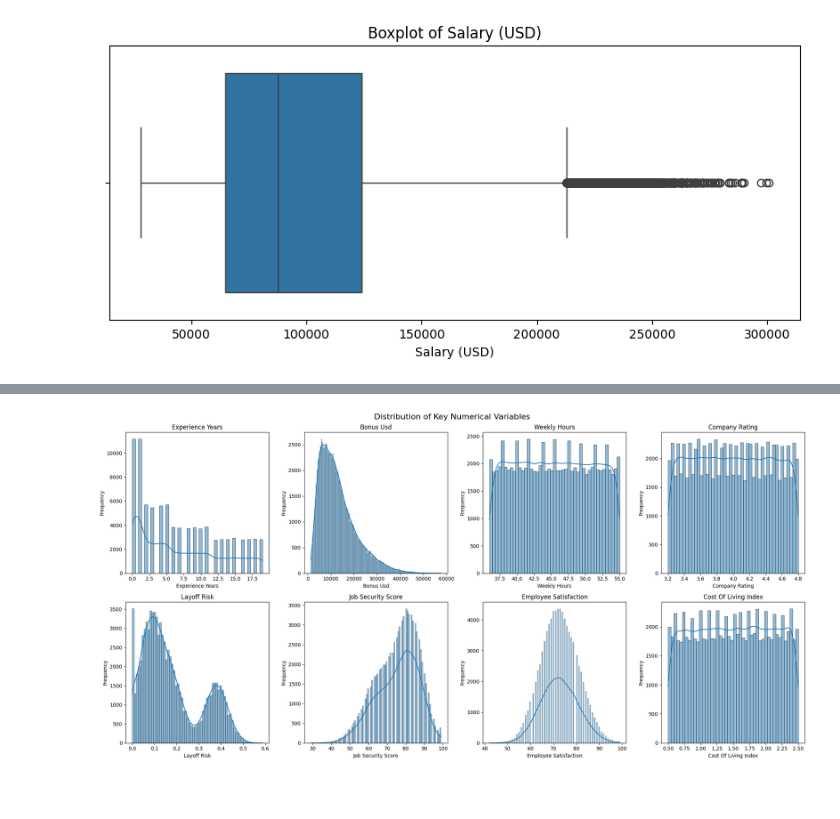
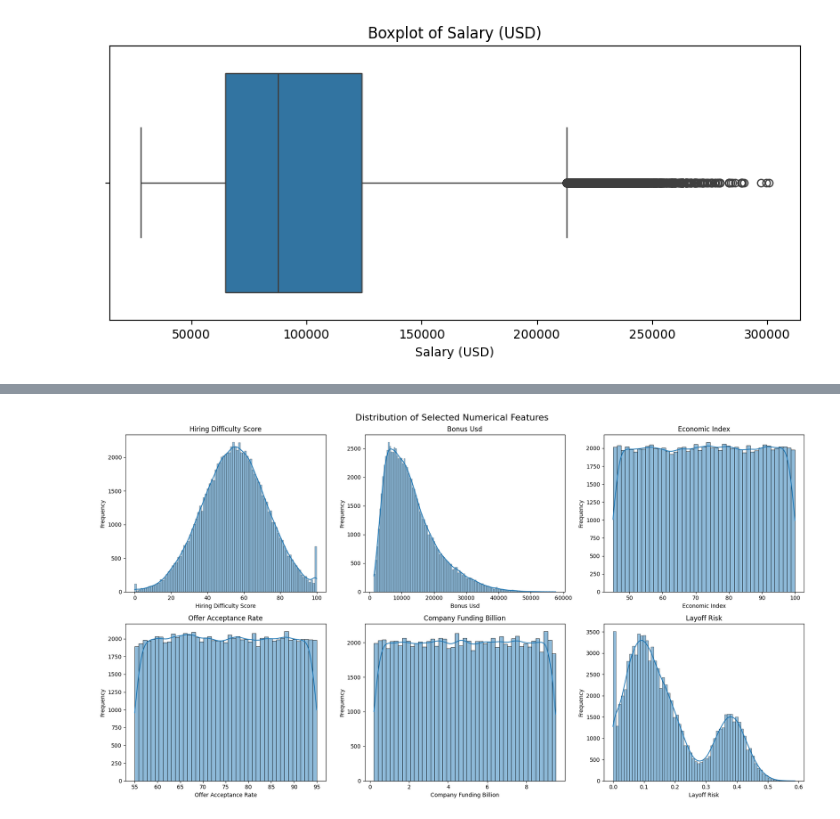
Before and after one commit to 1008tommy/mlops-assignment, a Jupyter notebook: darren/notebooks/eda.ipynb, the cells around one changed output, grey strips where cells are left out. Drawn from its saved outputs; the diff is of its cells as text; code cells hidden in the pictures; blank space fills up the shorter version.

```diff
--- a/darren/notebooks/eda.ipynb
+++ b/darren/notebooks/eda.ipynb
@@ -365,39 +369,30 @@ plt.show()
 # %%
 numerical_features = [
-    "experience_years",
-    "bonus_usd",
-    "weekly_hours",
-    "company_rating",
-    "layoff_risk",
-    "job_security_score",
-    "employee_satisfaction",
-    "cost_of_living_index"
+    "hiring_difficulty_score",   # 89,333 unique
+    "bonus_usd",                 # 27,544 unique
+    "economic_index",            # 5,501 unique
+    "offer_acceptance_rate",     # 4,001 unique
+    "company_funding_billion",   # 931 unique
+    "layoff_risk"                # 549 unique
 ]
 
-fig, axes = plt.subplots(2, 4, figsize=(20, 10))
+fig, axes = plt.subplots(2, 3, figsize=(18, 10))
 axes = axes.flatten()
 
 for i, column in enumerate(numerical_features):
     sns.histplot(
         df[column],
         kde=True,
         ax=axes[i]
     )
 
-    axes[i].set_title(
-        column.replace("_", " ").title()
-    )
-    axes[i].set_xlabel(
-        column.replace("_", " ").title()
-    )
+    axes[i].set_title(column.replace("_", " ").title())
+    axes[i].set_xlabel(column.replace("_", " ").title())
     axes[i].set_ylabel("Frequency")
 
-plt.suptitle(
-    "Distribution of Key Numerical Variables",
-    fontsize=16
-)
+plt.suptitle("Distribution of Selected Numerical Features", fontsize=16)
 
 plt.tight_layout()
 plt.show()
 # %% [output]
-[figure, old version]
+[figure, new version]
```
Also changed, not shown: parts of 32 cells of this notebook.
